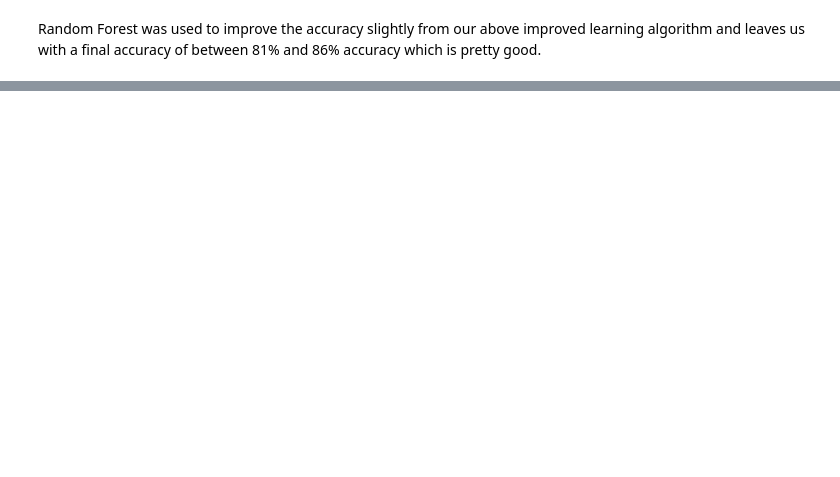
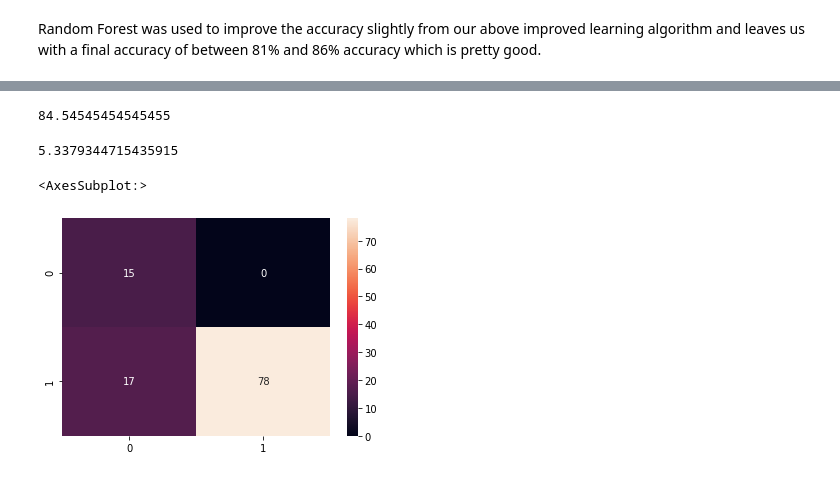
Before and after one commit to bongo1007/ACML, a Jupyter notebook: Project.ipynb, the cells around one changed output, grey strips where cells are left out. Saved outputs shown, nothing was run; the diff lists cells and outputs as text; code cells hidden in the pictures; blank space fills up the shorter version.

```diff
--- a/Project.ipynb
+++ b/Project.ipynb
@@ -864,0 +979,16 @@ Random Forest was used to improve the accuracy slightly from our above improved
+# %%
+from sklearn.preprocessing import MinMaxScaler
+norm = MinMaxScaler().fit(x_train)
+x_train_stand = norm.transform(x_train)
+x_test_stand = norm.transform(x_test)
+# %%
+accuracy_stand = np.array([])
+for k in range(1,50):
+    classifier = KNeighborsClassifier(n_neighbors=k)
+    classifier.fit(x_train_stand, y_train)
+    y_pred_stand = classifier.predict(x_test_stand)
+    acc = accuracy_score(y_test,y_pred_stand)*100
+    accuracy_stand =  np.append(accuracy_stand, acc)
+
+print(np.argmax(accuracy_stand))
+print(accuracy_stand)
@@ -864,0 +1006,18 @@ Random Forest was used to improve the accuracy slightly from our above improved
+# %%
+knn_classifier = KNeighborsClassifier(n_neighbors=6)
+knn_classifier.fit(x_train_stand, y_train)
+y_pred_stand = knn_classifier.predict(x_test_stand)
+# %%
+accuracy_score(y_test,y_pred_stand)*100
+# %% [output]
+84.54545454545455
+# %%
+log_loss(y_test,y_pred_stand)
+# %% [output]
+5.3379344715435915
+# %%
+cf_matrix = confusion_matrix(y_pred_stand, y_test)
+sns.heatmap(cf_matrix, annot=True,fmt='g')
+# %% [output]
+<AxesSubplot:>
+[figure, added]
```
Also changed, not shown: parts of 48 cells of this notebook.
